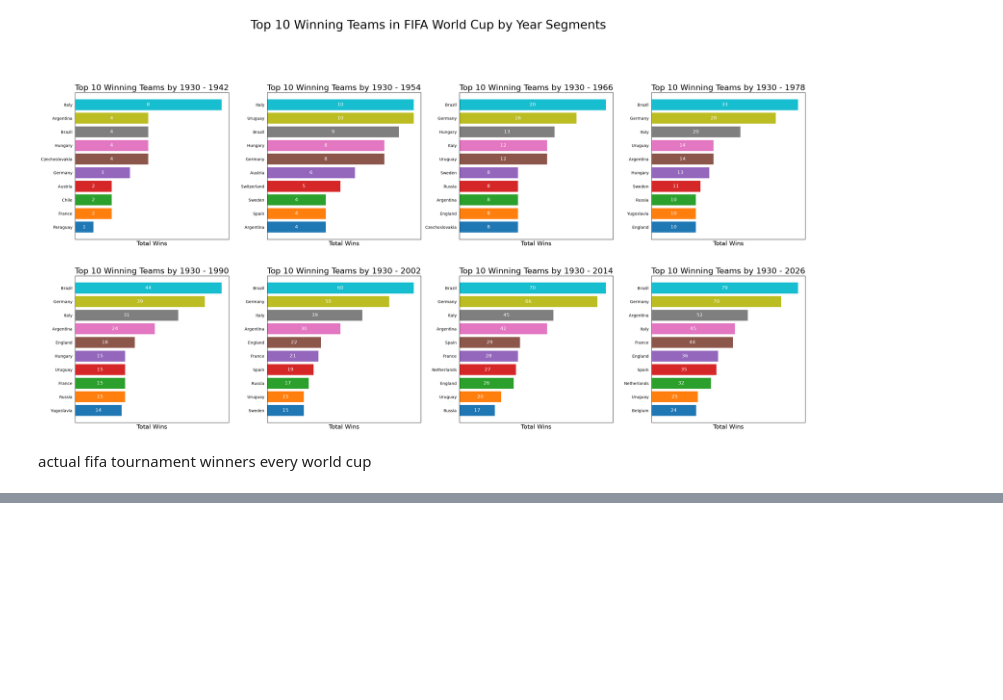
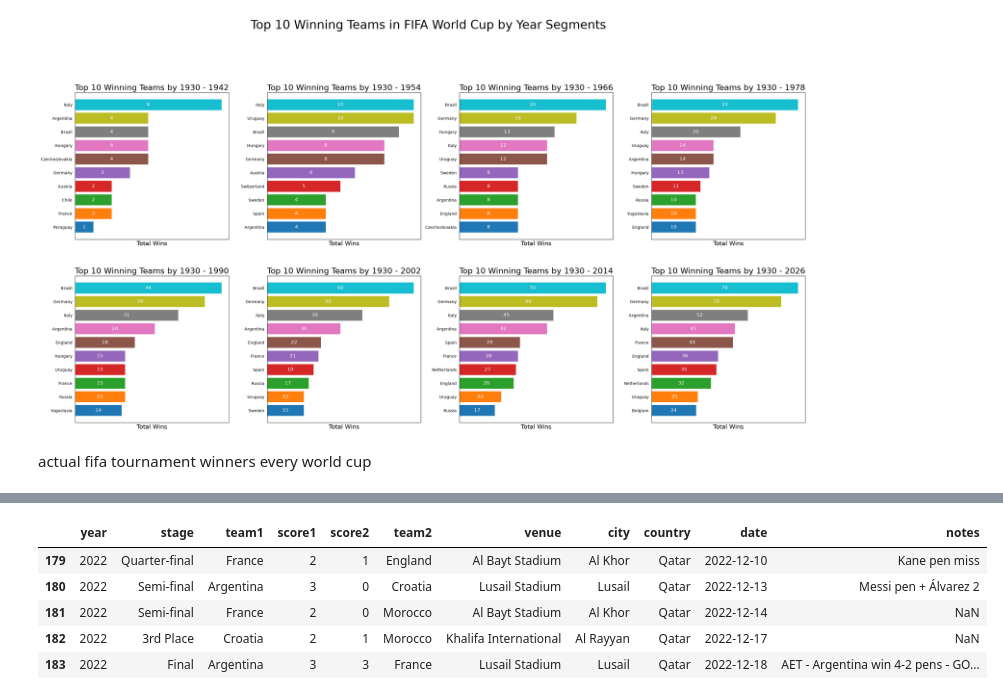
Before and after one commit to bev-amin/fifa-data-science, a Jupyter notebook: notebooks/01-exploration.ipynb, the cells around one changed output, grey strips where cells are left out. Saved outputs shown, nothing was run; the diff lists cells and outputs as text; code cells hidden in the pictures; blank space fills up the shorter version.

```diff
--- a/notebooks/01-exploration.ipynb
+++ b/notebooks/01-exploration.ipynb
@@ -199,0 +211,9 @@ actual fifa tournament winners every world cup
+# %%
+df2.tail()
+# %% [output]
+|  | year | stage | team1 | score1 | score2 | team2 | venue | city | country | date | notes |
+| 179 | 2022 | Quarter-final | France | 2 | 1 | England | Al Bayt Stadium | Al Khor | Qatar | 2022-12-10 | Kane pen miss |
+| 180 | 2022 | Semi-final | Argentina | 3 | 0 | Croatia | Lusail Stadium | Lusail | Qatar | 2022-12-13 | Messi pen + Álvarez 2 |
+| 181 | 2022 | Semi-final | France | 2 | 0 | Morocco | Al Bayt Stadium | Al Khor | Qatar | 2022-12-14 | NaN |
+| 182 | 2022 | 3rd Place | Croatia | 2 | 1 | Morocco | Khalifa International | Al Rayyan | Qatar | 2022-12-17 | NaN |
+| 183 | 2022 | Final | Argentina | 3 | 3 | France | Lusail Stadium | Lusail | Qatar | 2022-12-18 | AET - Argentina win 4-2 pens - GO... |
```
Also changed, not shown: parts of 9 cells of this notebook.
